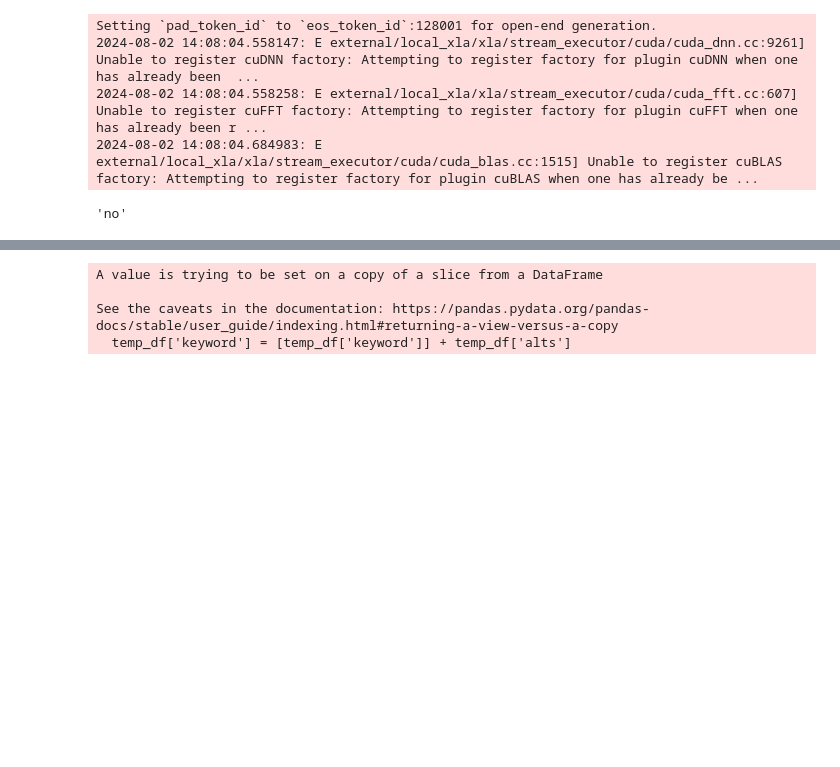
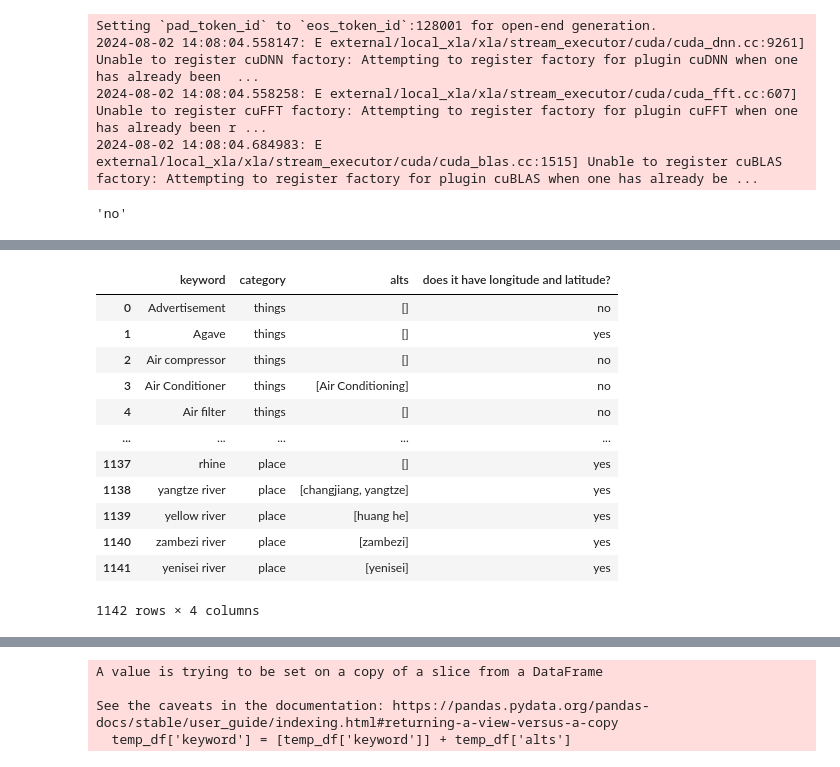
Before and after one commit to JHyuk2/TIL, a Jupyter notebook: Projects/LLM 20 questions - Kaggle/llama3-8b-chat-hf.ipynb, the cells around one changed output, grey strips where cells are left out. Saved outputs shown, nothing was run; the diff lists cells and outputs as text; code cells hidden in the pictures; blank space fills up the shorter version.

```diff
--- a/Projects/LLM 20 questions - Kaggle/llama3-8b-chat-hf.ipynb
+++ b/Projects/LLM 20 questions - Kaggle/llama3-8b-chat-hf.ipynb
@@ -260,0 +289,12 @@ start_gen = inp_ids.input_ids.shape[1]
+# %%
+obs.questions = ['does it have longitude and latitude?']
+# %%
+answer_list = []
+
+keywords = keywords_df['keyword']
+for keyword in keywords:
+    obs.keyword = keyword
+    answer = answerer(obs)
+    answer_list.append(answer)
+
+keywords_df[obs.questions[0]] = answer_list
@@ -260,0 +319,16 @@ start_gen = inp_ids.input_ids.shape[1]
+# %%
+keywords_df
+# %% [output]
+|  | keyword | category | alts | does it have longitude and latitude? |
+| 0 | Advertisement | things | [] | no |
+| 1 | Agave | things | [] | yes |
+| 2 | Air compressor | things | [] | no |
+| 3 | Air Conditioner | things | [Air Conditioning] | no |
+| 4 | Air filter | things | [] | no |
+| ... | ... | ... | ... | ... |
+| 1137 | rhine | place | [] | yes |
+| 1138 | yangtze river | place | [changjiang, yangtze] | yes |
+| 1139 | yellow river | place | [huang he] | yes |
+| 1140 | zambezi river | place | [zambezi] | yes |
+| 1141 | yenisei river | place | [yenisei] | yes |
+1142 rows × 4 columns
```
Also changed, not shown: parts of 20 cells of this notebook.
